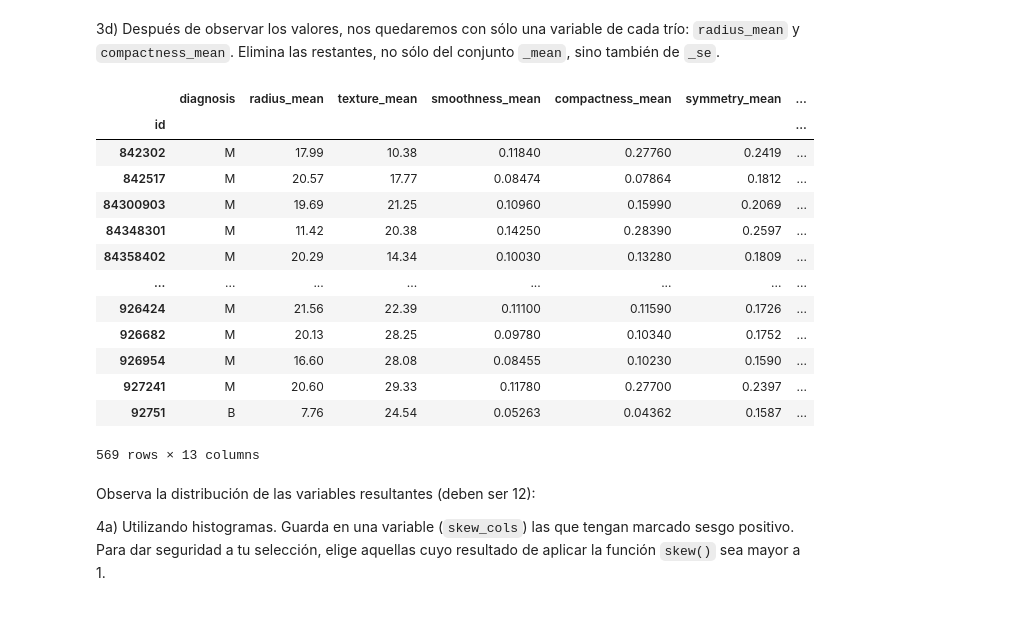
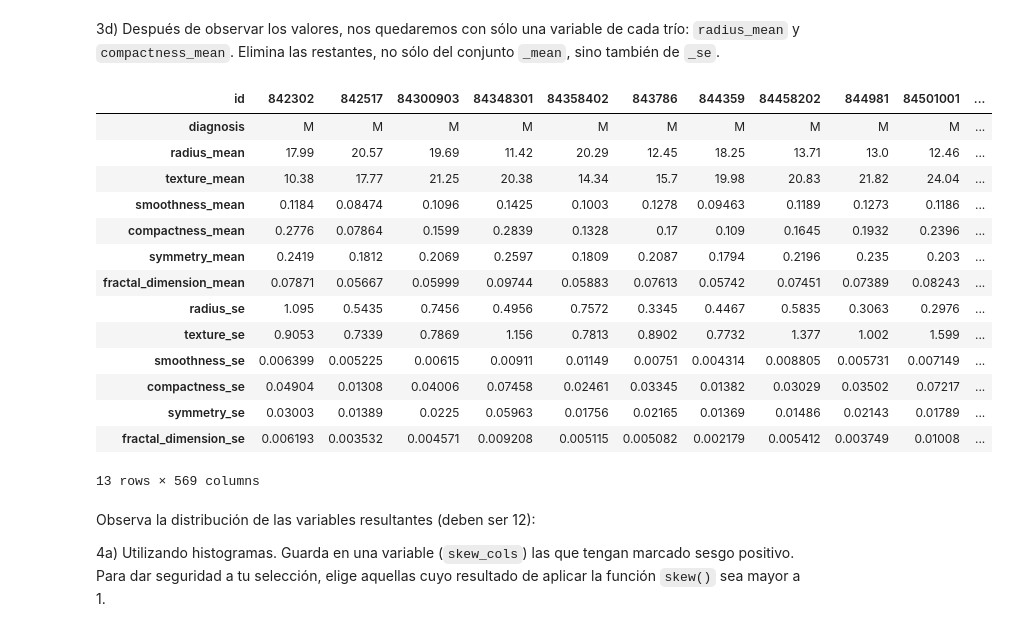
Before and after one commit to Janet16180/grupo_6_ciencia_de_datos, a Jupyter notebook: Actividad9RLog.ipynb, the cells around one changed output. Saved outputs shown, nothing was run; the diff lists cells and outputs as text; code cells hidden in the pictures.

```diff
--- a/Actividad9RLog.ipynb
+++ b/Actividad9RLog.ipynb
@@ -247,39 +265,28 @@ plt.show()
 [figure]
 # %% [markdown]
 3d) Después de observar los valores, nos quedaremos con sólo una variable de cada trío: `radius_mean` y `compactness_mean`. Elimina las restantes, no sólo del conjunto `_mean`, sino también de `_se`.
-# %%
-mean_cols_to_drop = [
-    'perimeter_mean',
-    'area_mean',
-    'concavity_mean',
-    'concave points_mean'
-]
-
-se_cols_to_drop = [
-    'perimeter_se',
-    'area_se',
-    'concavity_se',
-    'concave points_se'
-]
-
-data_df = data_df.drop(columns=mean_cols_to_drop + se_cols_to_drop)
-
-data_df
-# %% [output]
-|  | diagnosis | radius_mean | texture_mean | smoothness_mean | compactness_mean | symmetry_mean | ... |
-| id |  |  |  |  |  |  | ... |
-| 842302 | M | 17.99 | 10.38 | 0.11840 | 0.27760 | 0.2419 | ... |
-| 842517 | M | 20.57 | 17.77 | 0.08474 | 0.07864 | 0.1812 | ... |
-| 84300903 | M | 19.69 | 21.25 | 0.10960 | 0.15990 | 0.2069 | ... |
-| 84348301 | M | 11.42 | 20.38 | 0.14250 | 0.28390 | 0.2597 | ... |
-| 84358402 | M | 20.29 | 14.34 | 0.10030 | 0.13280 | 0.1809 | ... |
-| ... | ... | ... | ... | ... | ... | ... | ... |
-| 926424 | M | 21.56 | 22.39 | 0.11100 | 0.11590 | 0.1726 | ... |
-| 926682 | M | 20.13 | 28.25 | 0.09780 | 0.10340 | 0.1752 | ... |
-| 926954 | M | 16.60 | 28.08 | 0.08455 | 0.10230 | 0.1590 | ... |
-| 927241 | M | 20.60 | 29.33 | 0.11780 | 0.27700 | 0.2397 | ... |
-| 92751 | B | 7.76 | 24.54 | 0.05263 | 0.04362 | 0.1587 | ... |
-569 rows × 13 columns
+# %%
+delete = ['concavity', 'concave points', 'perimeter', 'area']
+columns_to_drop = [f"{feature}{suffix}" for feature in delete for suffix in ['_mean', '_se']]
+data_df.drop(columns=columns_to_drop, axis=1, inplace=True)
+
+data_df.T
+# %% [output]
+| id | 842302 | 842517 | 84300903 | 84348301 | 84358402 | 843786 | 844359 | 84458202 | 844981 | 84501001 | ... |
+| diagnosis | M | M | M | M | M | M | M | M | M | M | ... |
+| radius_mean | 17.99 | 20.57 | 19.69 | 11.42 | 20.29 | 12.45 | 18.25 | 13.71 | 13.0 | 12.46 | ... |
+| texture_mean | 10.38 | 17.77 | 21.25 | 20.38 | 14.34 | 15.7 | 19.98 | 20.83 | 21.82 | 24.04 | ... |
+| smoothness_mean | 0.1184 | 0.08474 | 0.1096 | 0.1425 | 0.1003 | 0.1278 | 0.09463 | 0.1189 | 0.1273 | 0.1186 | ... |
+| compactness_mean | 0.2776 | 0.07864 | 0.1599 | 0.2839 | 0.1328 | 0.17 | 0.109 | 0.1645 | 0.1932 | 0.2396 | ... |
+| symmetry_mean | 0.2419 | 0.1812 | 0.2069 | 0.2597 | 0.1809 | 0.2087 | 0.1794 | 0.2196 | 0.235 | 0.203 | ... |
+| fractal_dimension_mean | 0.07871 | 0.05667 | 0.05999 | 0.09744 | 0.05883 | 0.07613 | 0.05742 | 0.07451 | 0.07389 | 0.08243 | ... |
+| radius_se | 1.095 | 0.5435 | 0.7456 | 0.4956 | 0.7572 | 0.3345 | 0.4467 | 0.5835 | 0.3063 | 0.2976 | ... |
+| texture_se | 0.9053 | 0.7339 | 0.7869 | 1.156 | 0.7813 | 0.8902 | 0.7732 | 1.377 | 1.002 | 1.599 | ... |
+| smoothness_se | 0.006399 | 0.005225 | 0.00615 | 0.00911 | 0.01149 | 0.00751 | 0.004314 | 0.008805 | 0.005731 | 0.007149 | ... |
+| compactness_se | 0.04904 | 0.01308 | 0.04006 | 0.07458 | 0.02461 | 0.03345 | 0.01382 | 0.03029 | 0.03502 | 0.07217 | ... |
+| symmetry_se | 0.03003 | 0.01389 | 0.0225 | 0.05963 | 0.01756 | 0.02165 | 0.01369 | 0.01486 | 0.02143 | 0.01789 | ... |
+| fractal_dimension_se | 0.006193 | 0.003532 | 0.004571 | 0.009208 | 0.005115 | 0.005082 | 0.002179 | 0.005412 | 0.003749 | 0.01008 | ... |
+13 rows × 569 columns
 # %% [markdown]
 Observa la distribución de las variables resultantes (deben ser 12):
 
```
Also changed, not shown: parts of 8 cells of this notebook.
